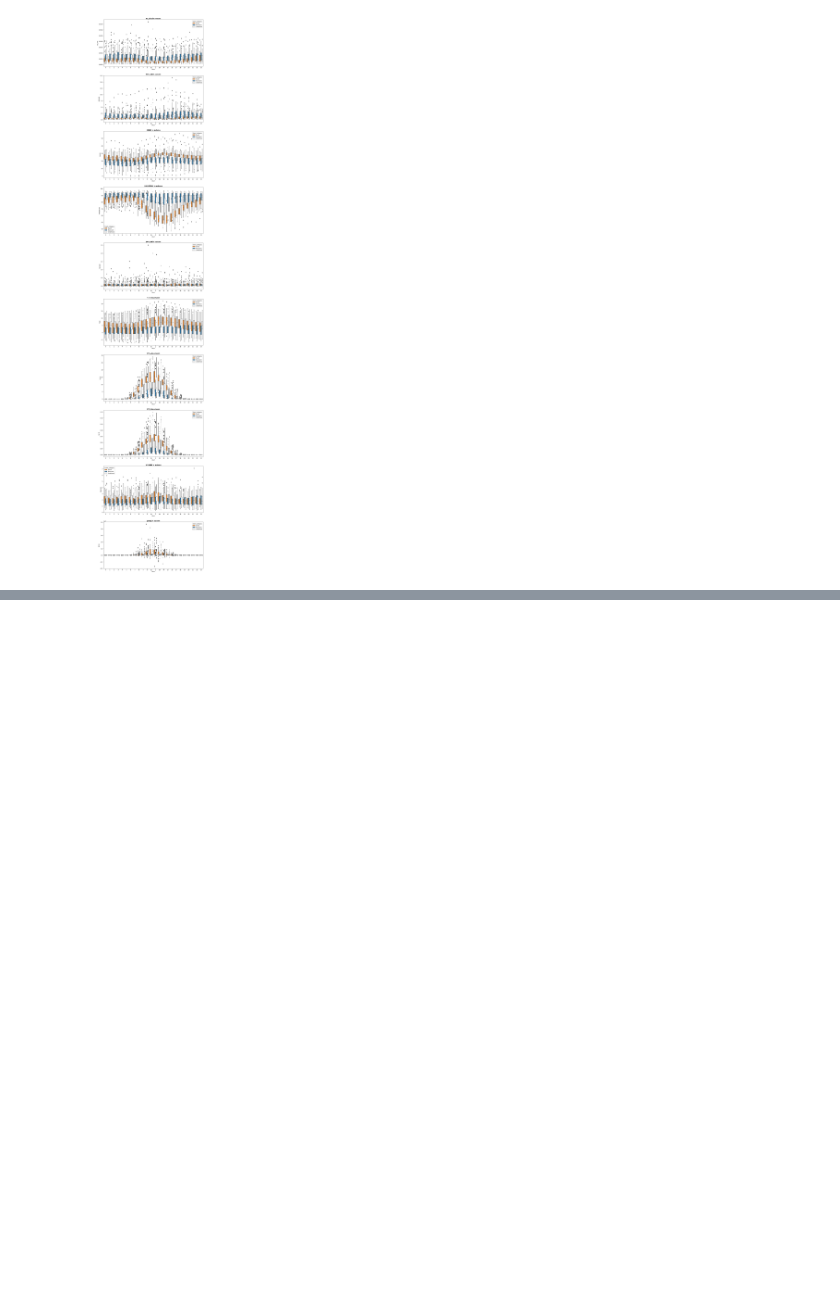
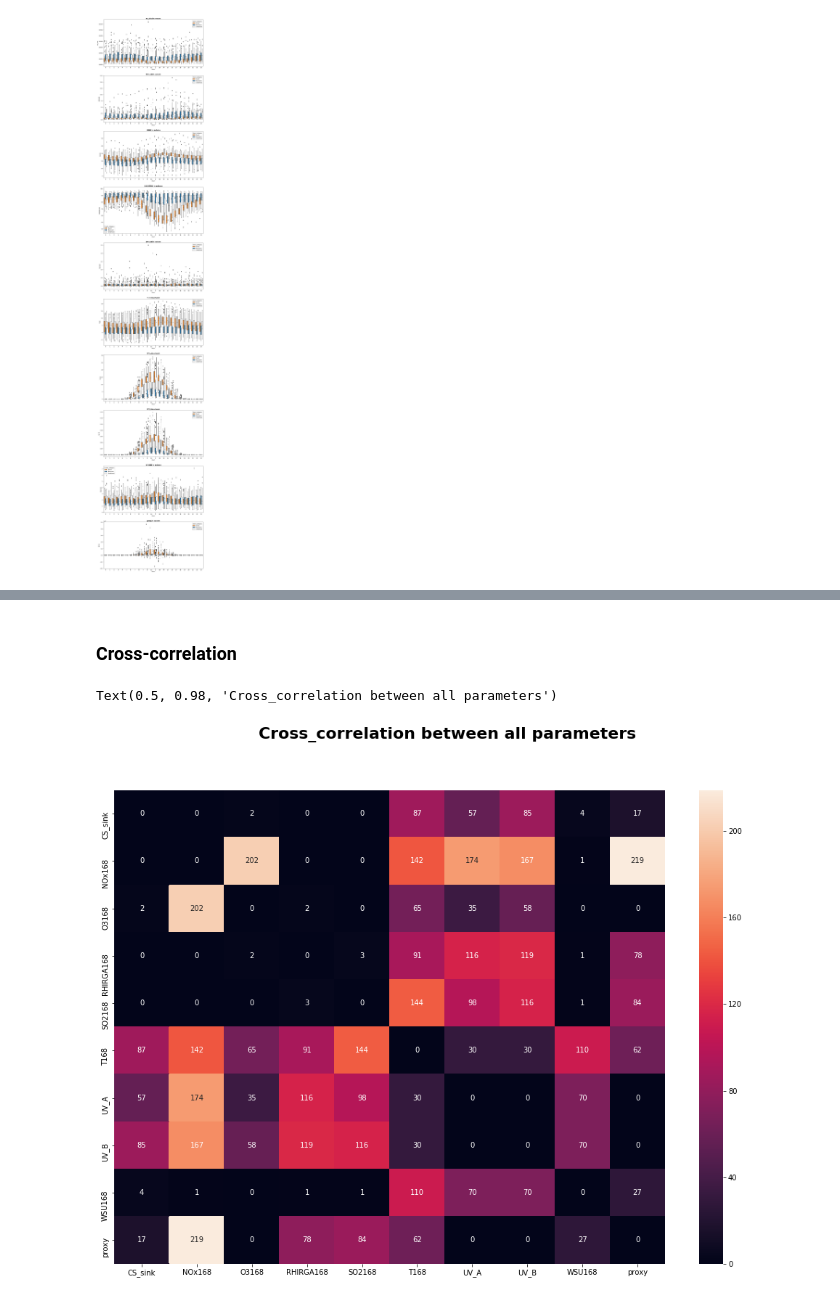
Before and after one commit to vietle94/NPF-smearII, a Jupyter notebook: Project.ipynb, the cells around one changed output, grey strips where cells are left out. Drawn from its saved outputs; the diff is of its cells as text; code cells hidden in the pictures; blank space fills up the shorter version.

Commit message:
added statistics test: ANOVA, TukeyHSD, Cross_correlation

```diff
--- a/Project.ipynb
+++ b/Project.ipynb
@@ -541,0 +548,8 @@ for i in range(combined_hourly.shape[1] - 1):
+# %%
+from statsmodels.formula.api import ols
+formula = [x + '~ C(Event_category)' for x in combined_daily.columns[1:]]
+anova = list(map(lambda x: ols(x, combined_daily).fit(), formula))
+
+for i, val in enumerate(anova):
+    print("\n" + '\033[1m'+  combined_daily.columns[1+i] + '\033[0m')
+    print(f"Overall model F({anova[i].df_model:.0f},{anova[i].df_resid: .0f}) = {anova[i].fvalue: .3f}, p = {anova[i].f_pvalue: .4f}")
@@ -541,0 +578,5 @@ for i in range(combined_hourly.shape[1] - 1):
+# %%
+from statsmodels.stats.multicomp import pairwise_tukeyhsd
+for i in combined_daily.columns[1:]:
+    print("\n" + '\033[1m'+  i + '\033[0m')
+    print(pairwise_tukeyhsd(combined_daily.dropna(axis = 0)[i], combined_daily.dropna(axis = 0)["Event_category"] ))
@@ -541,0 +601,20 @@ for i in range(combined_hourly.shape[1] - 1):
+# %% [markdown]
+### Cross-correlation
+# %%
+cross_correlation = np.zeros((combined_daily.shape[1] - 1, combined_daily.shape[1] - 1))
+for ii, i in enumerate(combined_daily.columns[1:]):
+    for jj, j in enumerate(combined_daily.columns[1:]):
+        if j != i:
+            pair = combined_daily[[i, j]].dropna(axis = 0)
+            c = np.correlate(pair[i], pair[j], mode = 'full')
+            icmax = np.argmax(c)
+            tlag = -1 * (icmax - len(pair[i]) +1)
+            cross_correlation[ii,jj] = tlag
+# %%
+fig, ax = plt.subplots(figsize = (17,12))
+sns.heatmap(np.abs(cross_correlation).astype(int), xticklabels = combined_daily.columns[1:], yticklabels = combined_daily.columns[1:], ax = ax, annot = True, fmt="d")
+ax.set_ylim(combined_daily.shape[1] -1 ,0)
+fig.suptitle('Cross_correlation between all parameters', fontweight = 'bold', size = 22)
+# %% [output]
+Text(0.5, 0.98, 'Cross_correlation between all parameters')
+[figure, added]
```
Also changed, not shown: parts of 6 cells of this notebook.
